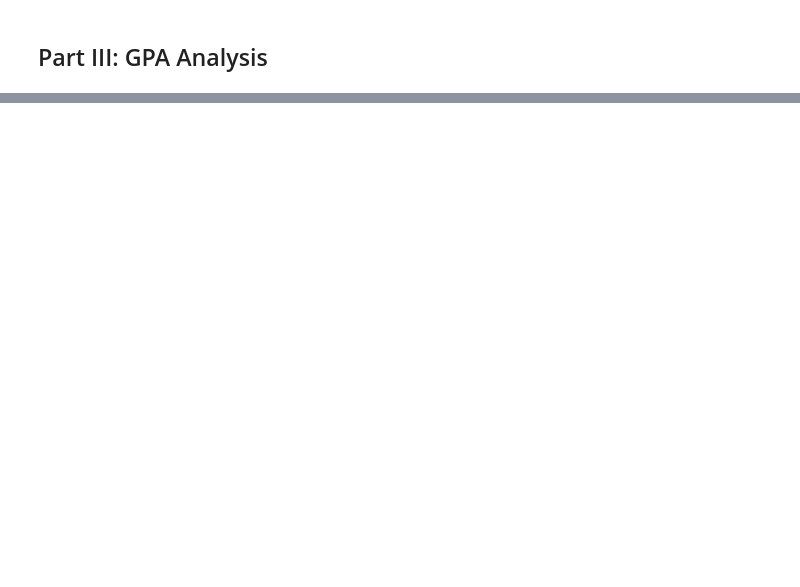
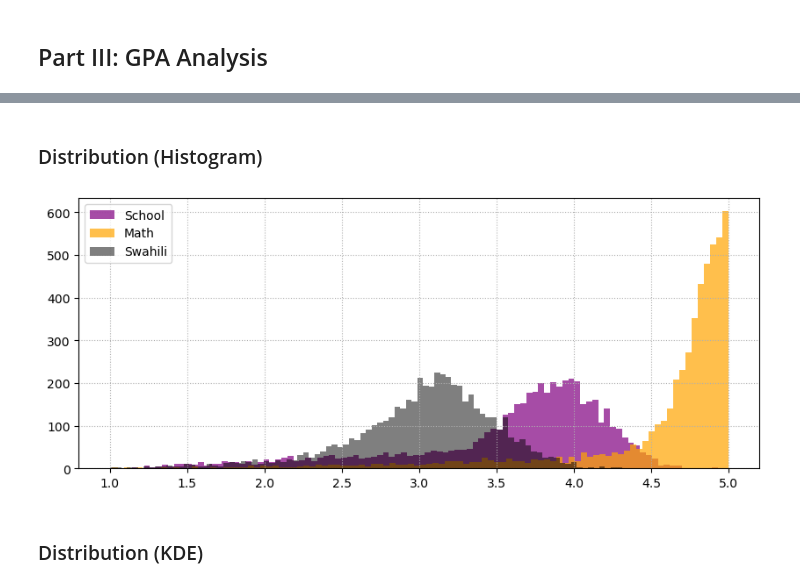
Before and after one commit to gandil/owid_demo, a Jupyter notebook: CSEE2022.ipynb, the cells around one changed output, grey strips where cells are left out. Saved outputs shown, nothing was run; the diff lists cells and outputs as text; code cells hidden in the pictures; blank space fills up the shorter version.

Commit message:
Analysing Distributions

```diff
--- a/CSEE2022.ipynb
+++ b/CSEE2022.ipynb
@@ -334,0 +433,13 @@ frame
+# %% [markdown]
+### Distribution (Histogram)
+# %%
+plt.figure(figsize = (10,4))
+frame.school_gpa.hist(alpha = 0.7, color = 'purple', bins = 100, label = 'School')
+frame.math_gpa.hist(alpha = 0.7, color = 'orange', bins = 100, label = 'Math')
+frame.swahili_gpa.hist(alpha = 0.5, color = 'k', bins = 100, label = 'Swahili')
+plt.legend()
+plt.grid(linestyle = ':')
+# %% [output]
+[figure, added]
+# %% [markdown]
+### Distribution (KDE)
```
Also changed, not shown: parts of 21 cells of this notebook, 10 other files.
